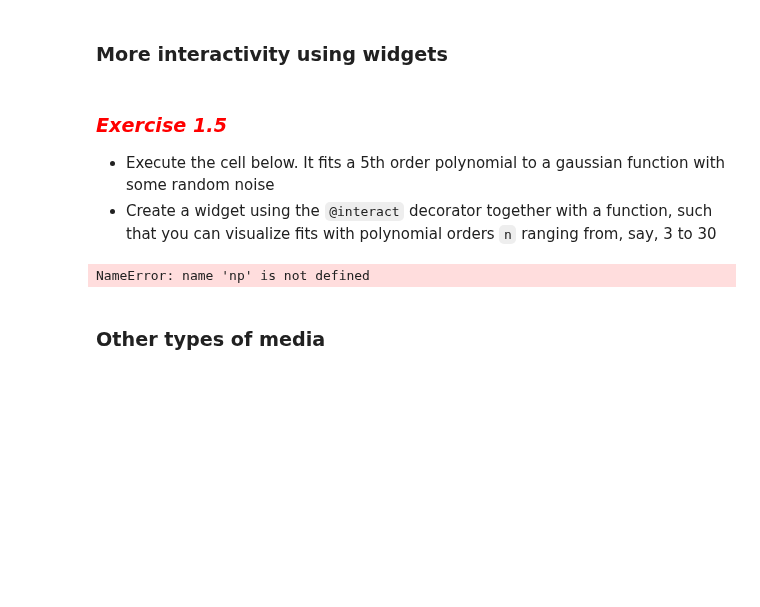
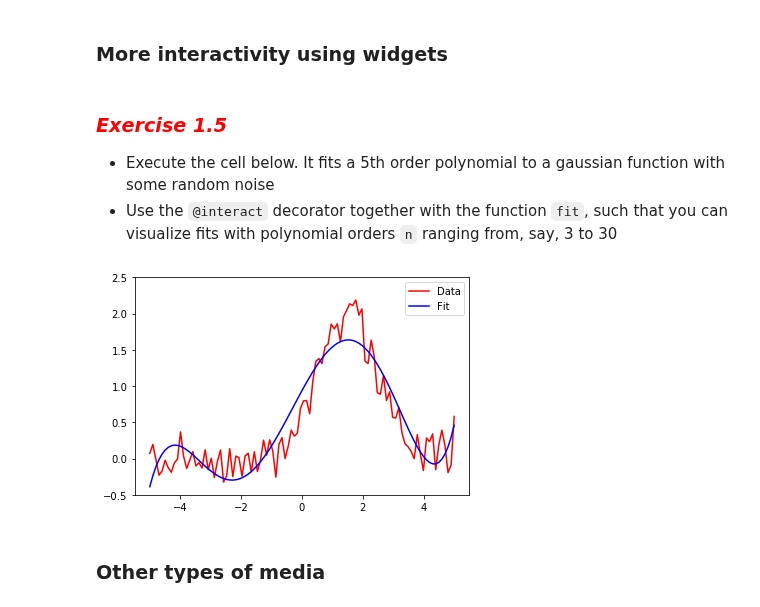
Before and after one commit to coderefinery/jupyter-retired, a Jupyter notebook: introduction_to_jupyter.ipynb, the cells around one changed output. Cells and saved outputs as stored; diff of their text form; code cells hidden in the pictures; blank space fills up the shorter version.

Commit message:
simplify interactive fitting exercise

```diff
--- a/introduction_to_jupyter.ipynb
+++ b/introduction_to_jupyter.ipynb
@@ -390,34 +394,39 @@ def plot(n=(1,6)):
 ### <font color="red"> *Exercise 1.5* </font>
 
 - Execute the cell below. It fits a 5th order polynomial to a gaussian function with some random noise
-- Create a widget using the `@interact` decorator together with a function, such that you can visualize fits with polynomial orders `n` ranging from, say, 3 to 30
+- Use the `@interact` decorator together with the function `fit`, such that you can visualize fits with polynomial orders `n` ranging from, say, 3 to 30
 # %%
 # gaussian function
 def gauss(x,param):
     [a,b,c] = param
     return a*np.exp(-b*(x-c)**2)
 
 # gaussian array y in interval -5<x-5
 nx = 100
 x = np.linspace(-5.,5.,nx)
 p = [2.0,0.5,1.5] # some parameters
 y = gauss(x,p)
 
 # add some noise
 noise = np.random.normal(0,0.2,nx)
 y += noise
 
 # we fit a 5th order polynomial to it
+
+def fit(n):
+    pfit = np.polyfit(x,y,n)
+    yfit = np.polyval(pfit,x)
+    plt.plot(x,y,"r",label="Data")
+    plt.plot(x,yfit,"b",label="Fit")
+    plt.legend()
+    plt.ylim(-0.5,2.5)
+    plt.show()
+
+# call function fit
 n=5
-pfit = np.polyfit(x,y,n)
-yfit = np.polyval(pfit,x)
-plt.plot(x,y,"r",label="Data")
-plt.plot(x,yfit,"b",label="Fit")
-plt.legend()
-plt.ylim(-0.5,2.5)
-plt.show()
+fit(n)
 # %% [output]
-NameError: name 'np' is not defined
+[figure, added]
 # %% [markdown]
 ### Other types of media
 # %%
```
Also changed, not shown: parts of 5 cells of this notebook.
